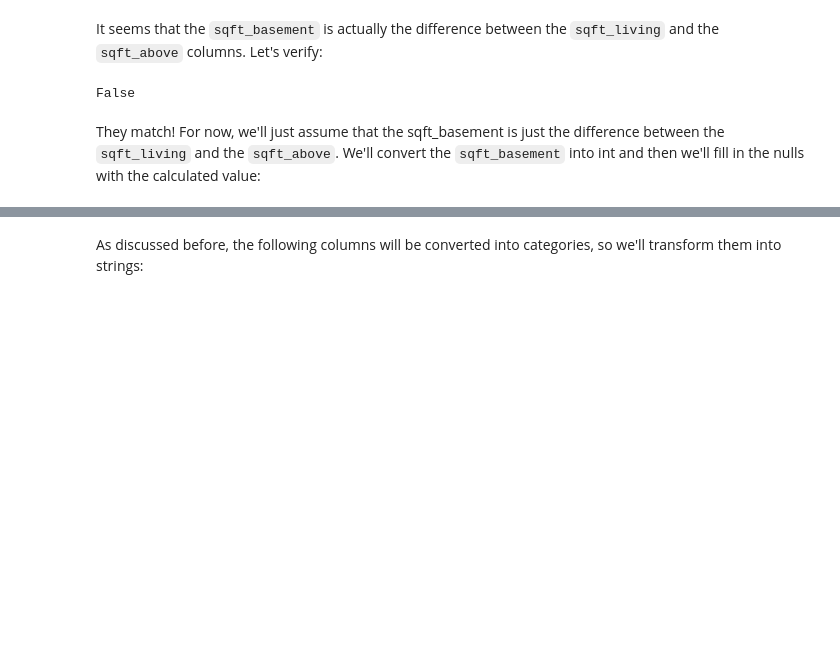
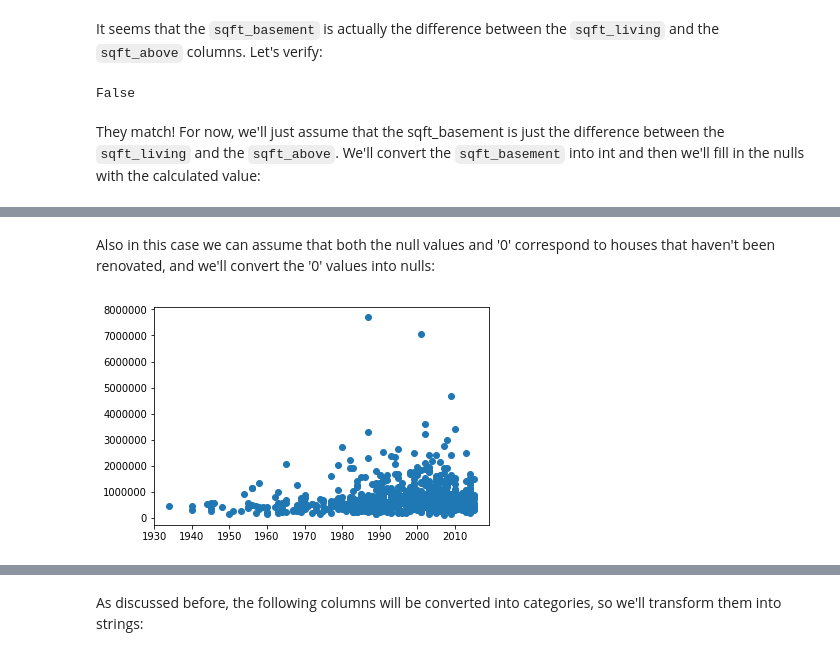
Before and after one commit to bartomolina/dsmod1project, a Jupyter notebook: student.ipynb, the cells around one changed output, grey strips where cells are left out. Saved outputs shown, nothing was run; the diff lists cells and outputs as text; code cells hidden in the pictures; blank space fills up the shorter version.

```diff
--- a/student.ipynb
+++ b/student.ipynb
@@ -305,0 +312,6 @@ df['sqft_basement'] = df['sqft_living'] - df['sqft_above']
+# %% [markdown]
+Also in this case we can assume that both the null values and '0' correspond to houses that haven't been renovated, and we'll convert the '0' values into nulls:
+# %%
+plt.scatter(df.yr_renovated, df.price);
+# %% [output]
+[figure, added]
```
Also changed, not shown: parts of 34 cells of this notebook.
